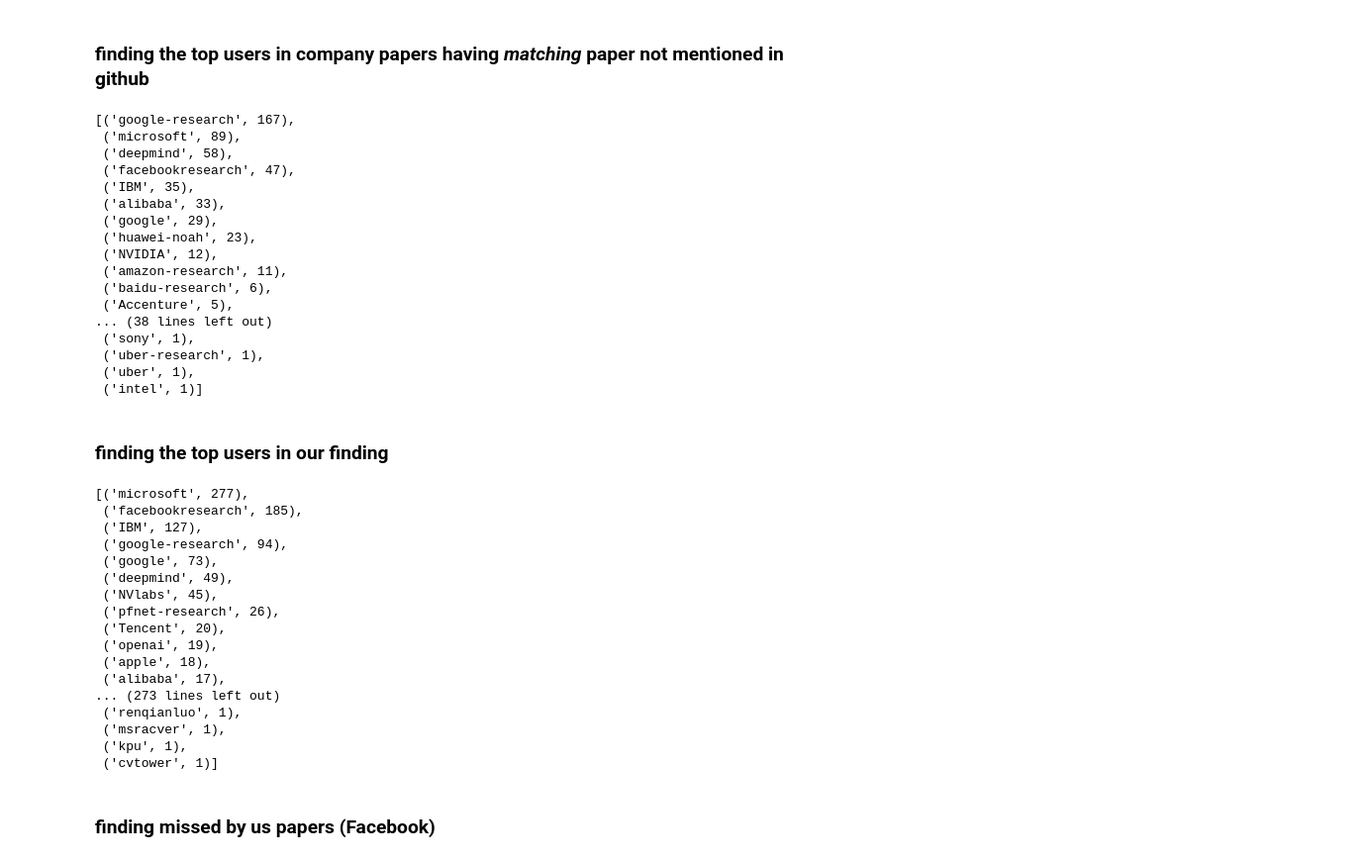
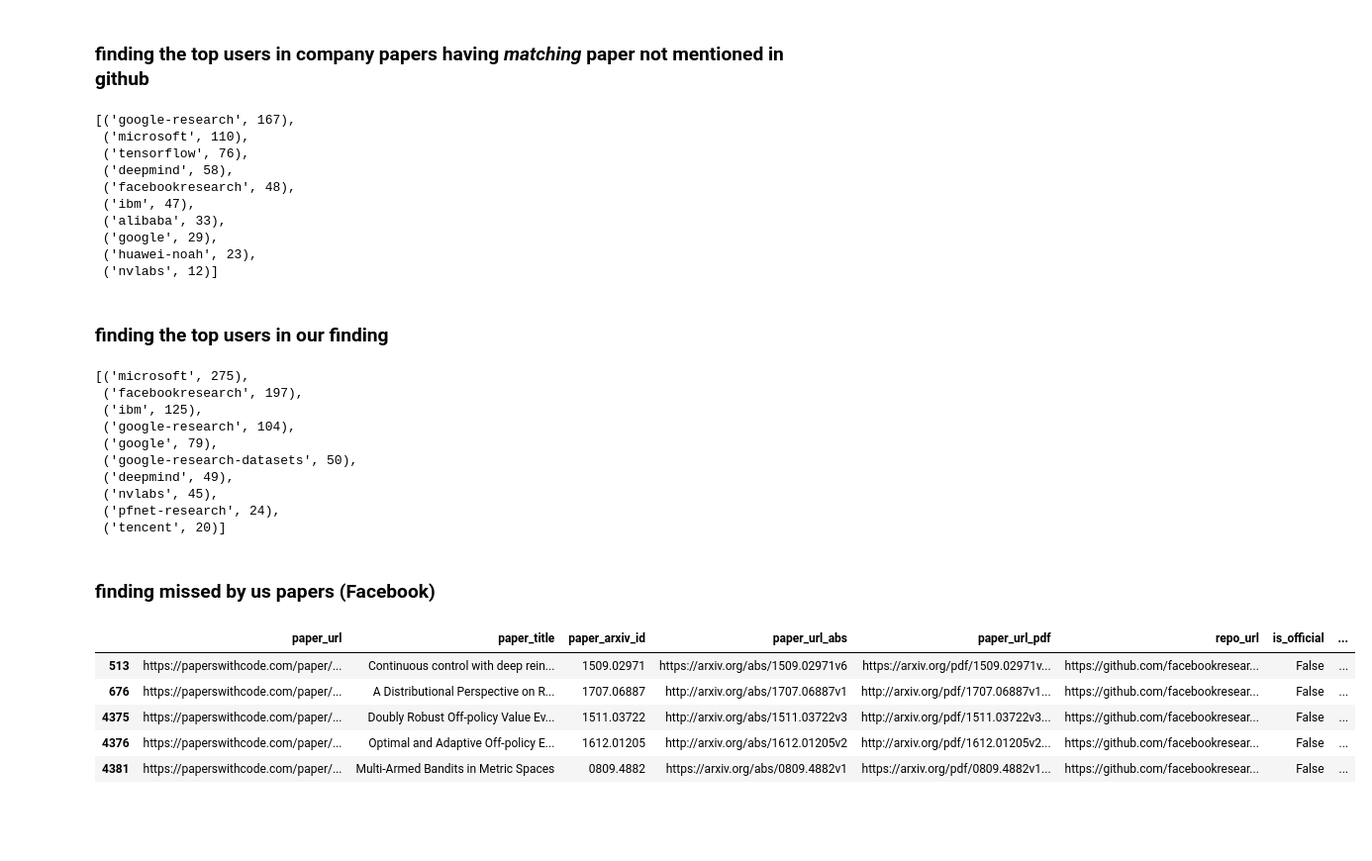
Before and after one commit to zarifikram/Paper-With-Repositories, a Jupyter notebook: src/notebooks/FigureGeneration.ipynb, the cells around one changed output. Shown at 99% size. Drawn from its saved outputs; the diff is of its cells as text; code cells hidden in the pictures; blank space fills up the shorter version.

```diff
--- a/src/notebooks/FigureGeneration.ipynb
+++ b/src/notebooks/FigureGeneration.ipynb
@@ -27,13 +27,18 @@ companyDf = pd.read_csv(mainDatasetPath)
 companyToRepos = Extractor.getConfig()
 
 # DataByCIDAndYear
-dataByCidYear = DataTools.loadCSVFromOutput('finalStuff/DataByCIDAndYearV2')
+dataByCidYear = DataTools.loadCSVFromOutput('finalStuff/DataByCIDAndYearV3')
 
 # matched_papers
-matchedPapersInfo = DataTools.loadCSVFromOutput('finalStuff/matched_papersV2')
+matchedPapersInfo = DataTools.loadCSVFromOutput('finalStuff/matched_papersV3')
+matchedPapersInfo.repo_link = matchedPapersInfo.repo_link.str.lower()
 
 # pwc
-pwc = pwc = pd.read_csv(os.path.join(os.pardir, 'data/papersWithCode.csv'))
+pwc = pd.read_csv(os.path.join(os.pardir, 'data/papersWithCode.csv'))
+pwc['repo_url'] = pwc['repo_url'].str.lower()
+
+# pwc paper without links
+pwcPapers = pd.read_csv(os.path.join(os.pardir, 'data/pwcAll.csv'))
 
 # Paper Titles Matched By PWC and companyDf
 paperTitles = [title.lower() for title in companyDf['Title']]
@@ -42,10 +47,13 @@ matchedPapersInPWC = pwc[pwc['paper_title'].str.lower().isin(paperTitles)]
 # getting all the matches having company usernames
 usernames = []
 for _ in companyToRepos:
-    a = ['/' + username + '/' for username in _['repos']]
+    a = ['/' + username.lower() + '/' for username in _['repos']]
     usernames.extend(a)
 
 matchedHavingUsername = matchedPapersInPWC[matchedPapersInPWC.repo_url.str.contains('|'.join(usernames))]
+
+# all the matches not having company usernames
+matchedNotHavingUsername = matchedPapersInPWC[~matchedPapersInPWC.isin(matchedHavingUsername)].dropna()
 
 # companyPWC
 companyPWC = pwc[pwc.repo_url.str.contains('|'.join(usernames))]
@@ -117,25 +119,18 @@ link_pattern = r'https://github.com/([\w\-]*)/[\w\-]*'
 usernames = [re.findall(link_pattern, repo_url)[0] for repo_url in repo_urls if len(re.findall(link_pattern, repo_url)) > 0]
 from collections import Counter
 usernames_count = Counter(usernames)
-usernames_count.most_common()
+usernames_count.most_common()[:10]
 # %% [output]
 [('google-research', 167),
- ('microsoft', 89),
+ ('microsoft', 110),
+ ('tensorflow', 76),
  ('deepmind', 58),
- ('facebookresearch', 47),
- ('IBM', 35),
+ ('facebookresearch', 48),
+ ('ibm', 47),
  ('alibaba', 33),
  ('google', 29),
  ('huawei-noah', 23),
- ('NVIDIA', 12),
- ('amazon-research', 11),
- ('baidu-research', 6),
- ('Accenture', 5),
-... (38 lines left out)
- ('sony', 1),
- ('uber-research', 1),
- ('uber', 1),
- ('intel', 1)]
+ ('nvlabs', 12)]
 # %% [markdown]
 ###  finding the top users in our finding
 # %%
@@ -146,33 +141,36 @@ link_pattern = r'https://github.com/([\w\-]*)/[\w\-]*'
 usernames = [re.findall(link_pattern, repo_url)[0] for repo_url in repo_urls if len(re.findall(link_pattern, repo_url)) > 0]
 from collections import Counter
 usernames_count = Counter(usernames)
-usernames_count.most_common()
+usernames_count.most_common()[:10]
 # %% [output]
-[('microsoft', 277),
- ('facebookresearch', 185),
- ('IBM', 127),
- ('google-research', 94),
- ('google', 73),
+[('microsoft', 275),
+ ('facebookresearch', 197),
+ ('ibm', 125),
+ ('google-research', 104),
+ ('google', 79),
+ ('google-research-datasets', 50),
  ('deepmind', 49),
- ('NVlabs', 45),
- ('pfnet-research', 26),
- ('Tencent', 20),
- ('openai', 19),
- ('apple', 18),
- ('alibaba', 17),
-... (273 lines left out)
- ('renqianluo', 1),
- ('msracver', 1),
- ('kpu', 1),
- ('cvtower', 1)]
+ ('nvlabs', 45),
+ ('pfnet-research', 24),
+ ('tencent', 20)]
 # %% [markdown]
 ### finding missed by us papers (Facebook)
 # %%
 papersByFacebookPWC = matchedPapersInPWC[(matchedPapersInPWC.repo_url.str.contains('facebookresearch')) & (matchedPapersInPWC.mentioned_in_github==True)]
 papersByFacebookUs = matchedPapersInfo[matchedPapersInfo.repo_link.str.contains('facebookresearch')]
 notIncludedPapers = []
 big = list(papersByFacebookPWC.paper_title.str.lower())
 smol = list(papersByFacebookUs.Title.str.lower())
 for paper in big:
     if paper not in smol:
         notIncludedPapers.append(paper)
+
+missedByUs = papersByFacebookPWC[papersByFacebookPWC.paper_title.str.lower().isin(notIncludedPapers)]
+missedByUs.iloc[0:5]
+# %% [output]
+|  | paper_url | paper_title | paper_arxiv_id | paper_url_abs | paper_url_pdf | repo_url | is_official | ... |
+| 513 | https://paperswithcode.com/paper/... | Continuous control with deep rein... | 1509.02971 | https://arxiv.org/abs/1509.02971v6 | https://arxiv.org/pdf/1509.02971v... | https://github.com/facebookresear... | False | ... |
+| 676 | https://paperswithcode.com/paper/... | A Distributional Perspective on R... | 1707.06887 | http://arxiv.org/abs/1707.06887v1 | http://arxiv.org/pdf/1707.06887v1... | https://github.com/facebookresear... | False | ... |
+| 4375 | https://paperswithcode.com/paper/... | Doubly Robust Off-policy Value Ev... | 1511.03722 | http://arxiv.org/abs/1511.03722v3 | http://arxiv.org/pdf/1511.03722v3... | https://github.com/facebookresear... | False | ... |
+| 4376 | https://paperswithcode.com/paper/... | Optimal and Adaptive Off-policy E... | 1612.01205 | http://arxiv.org/abs/1612.01205v2 | http://arxiv.org/pdf/1612.01205v2... | https://github.com/facebookresear... | False | ... |
+| 4381 | https://paperswithcode.com/paper/... | Multi-Armed Bandits in Metric Spaces | 0809.4882 | https://arxiv.org/abs/0809.4882v1 | https://arxiv.org/pdf/0809.4882v1... | https://github.com/facebookresear... | False | ... |
```
Also changed, not shown: parts of 9 cells of this notebook, 6 other files.
